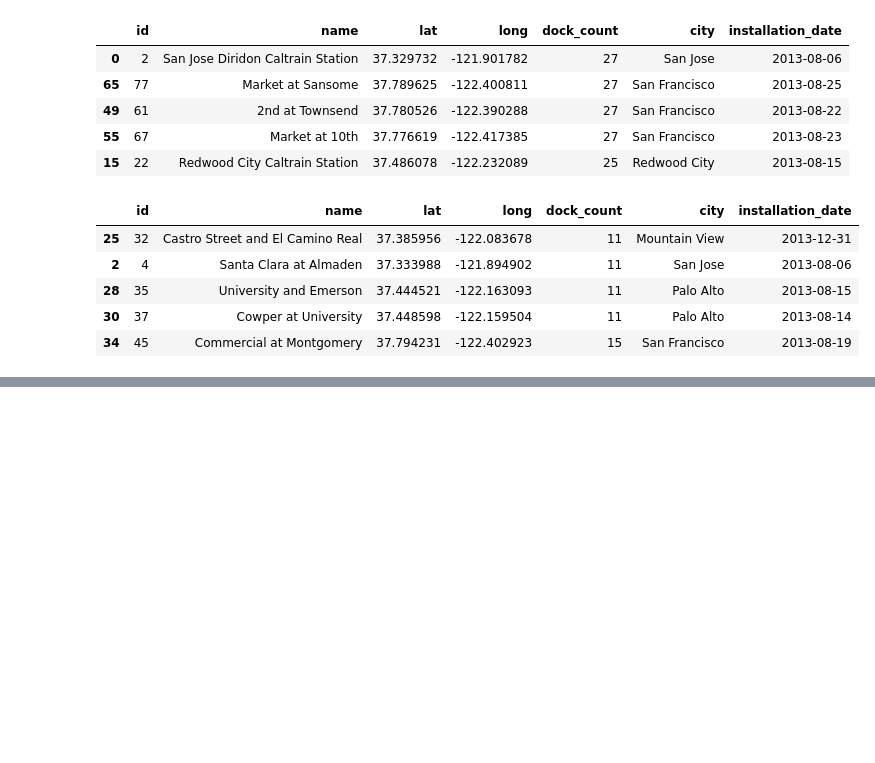
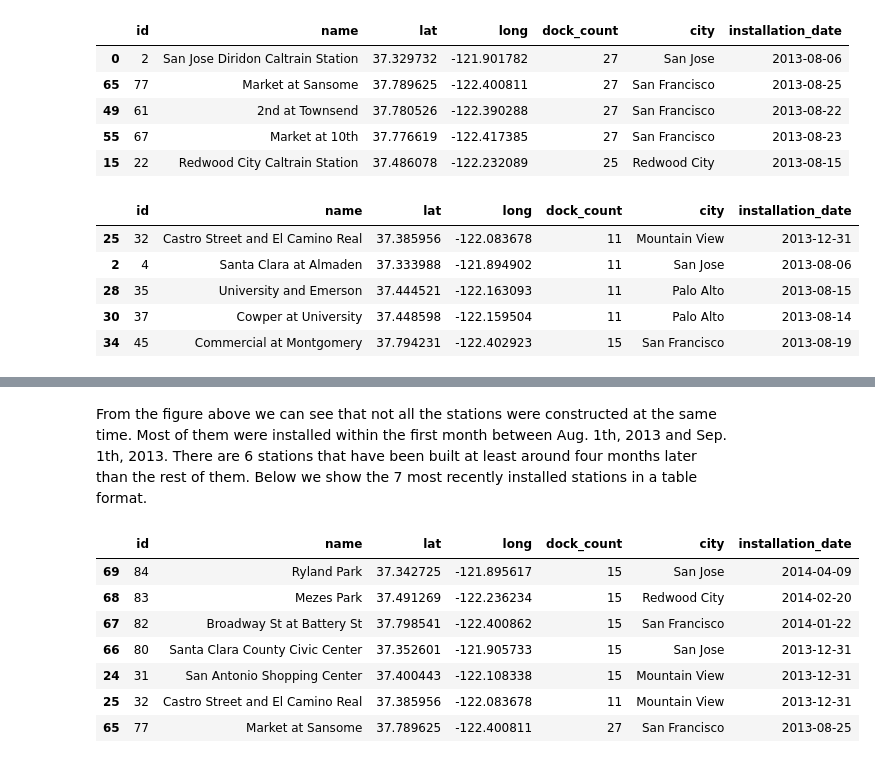
Before and after one commit to MuhammadVT/bike_sharing, a Jupyter notebook: data_exploration/explore_station_data.ipynb, the cells around one changed output, grey strips where cells are left out. Cells and saved outputs as stored; diff of their text form; code cells hidden in the pictures; blank space fills up the shorter version.

```diff
--- a/data_exploration/explore_station_data.ipynb
+++ b/data_exploration/explore_station_data.ipynb
@@ -137,0 +152,13 @@ df_station.sort_values(by="dock_count", ascending=True).head()
+# %% [markdown]
+From the figure above we can see that not all the stations were constructed at the same time. Most of them were installed within the first month between Aug. 1th, 2013 and Sep. 1th, 2013. There are 6 stations that have been built at least around four months later than the rest of them. Below we show the 7 most recently installed stations in a table format.
+# %%
+df_station.sort_values(by="installation_date", ascending=False).head(7)
+# %% [output]
+|  | id | name | lat | long | dock_count | city | installation_date |
+| 69 | 84 | Ryland Park | 37.342725 | -121.895617 | 15 | San Jose | 2014-04-09 |
+| 68 | 83 | Mezes Park | 37.491269 | -122.236234 | 15 | Redwood City | 2014-02-20 |
+| 67 | 82 | Broadway St at Battery St | 37.798541 | -122.400862 | 15 | San Francisco | 2014-01-22 |
+| 66 | 80 | Santa Clara County Civic Center | 37.352601 | -121.905733 | 15 | San Jose | 2013-12-31 |
+| 24 | 31 | San Antonio Shopping Center | 37.400443 | -122.108338 | 15 | Mountain View | 2013-12-31 |
+| 25 | 32 | Castro Street and El Camino Real | 37.385956 | -122.083678 | 11 | Mountain View | 2013-12-31 |
+| 65 | 77 | Market at Sansome | 37.789625 | -122.400811 | 27 | San Francisco | 2013-08-25 |
```
Also changed, not shown: parts of 2 cells of this notebook.
